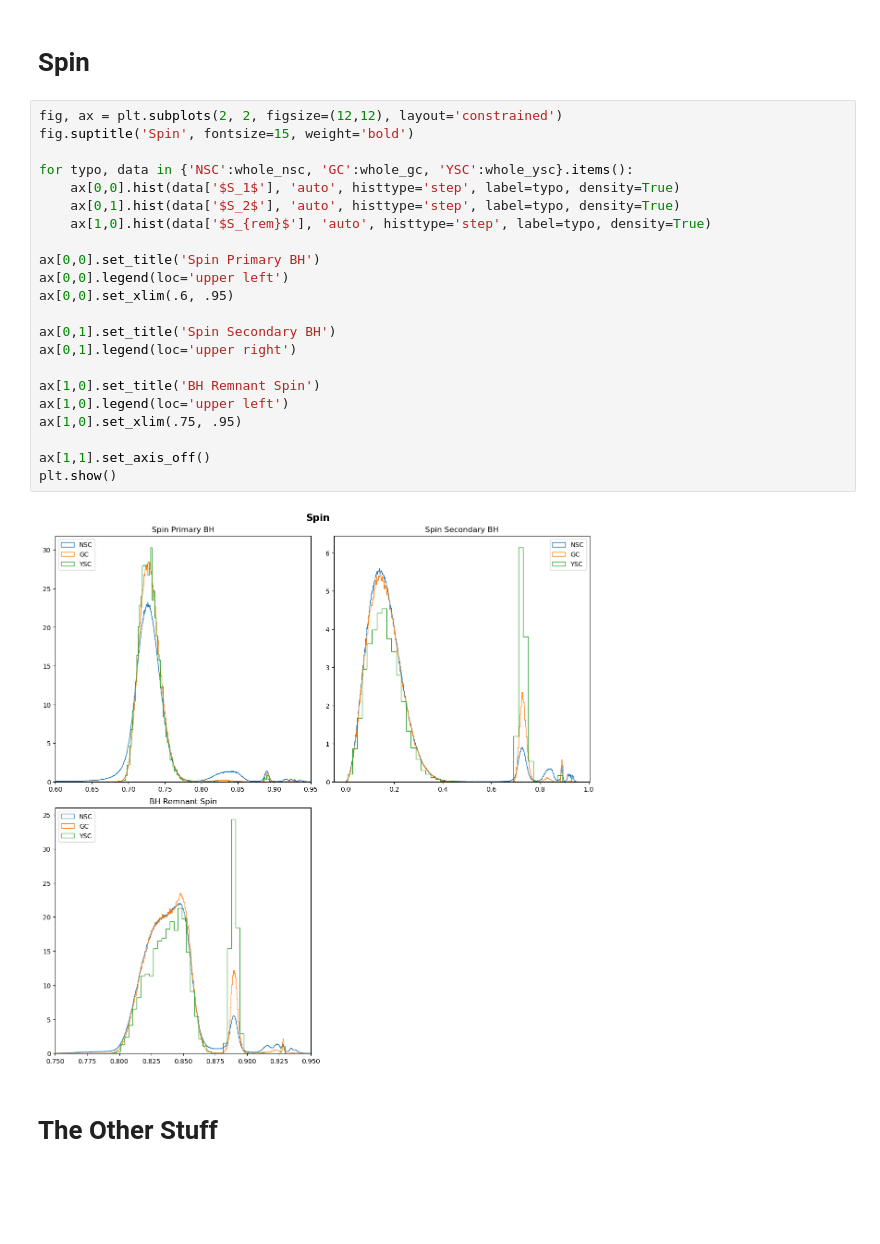
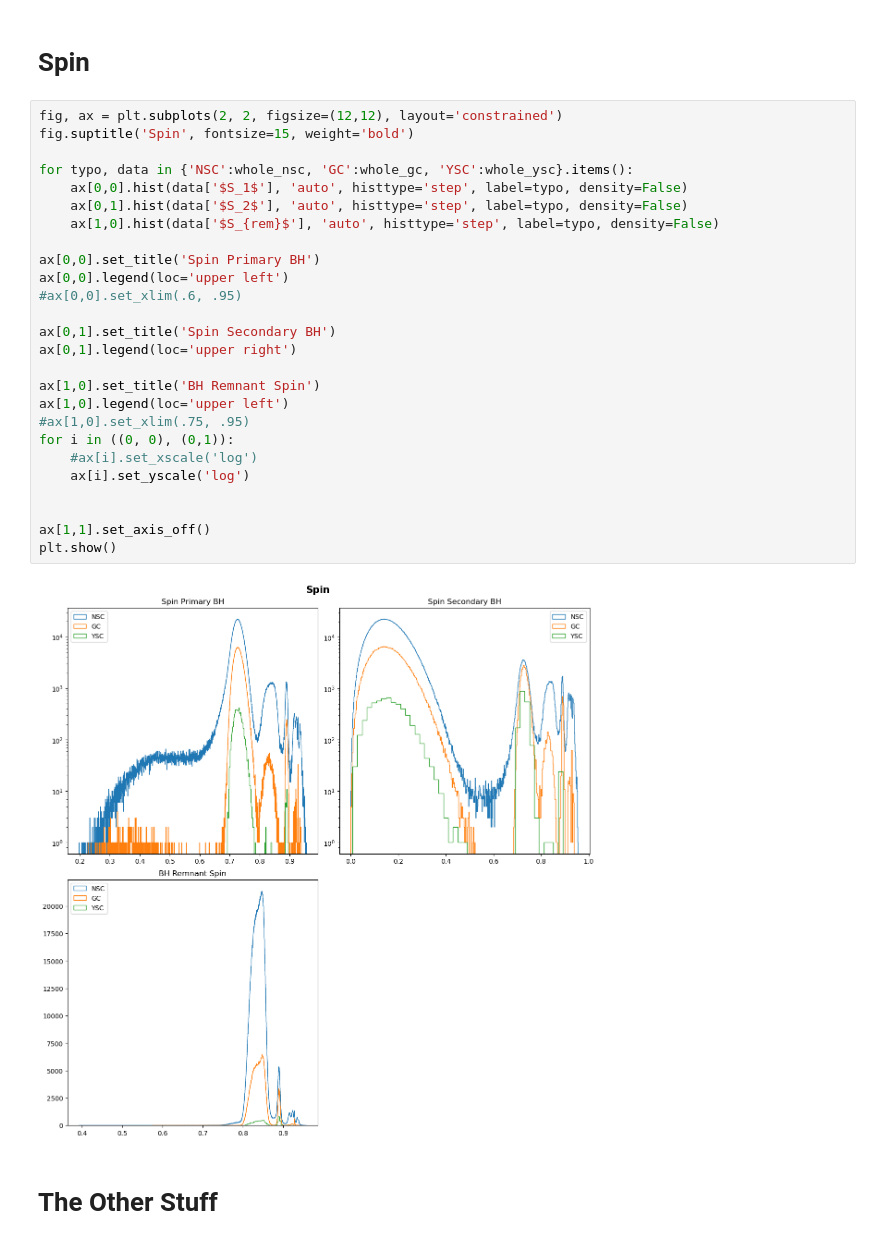
Before and after one commit to BelliLuigi/Hierarchical-mergers-of-black-holes, a Jupyter notebook: Graphs.ipynb, the cells around one changed output. Saved outputs shown, nothing was run; the diff lists cells and outputs as text; blank space fills up the shorter version.

```diff
--- a/Graphs.ipynb
+++ b/Graphs.ipynb
@@ -90,27 +98,31 @@ plt.show()
 # %%
 fig, ax = plt.subplots(2, 2, figsize=(12,12), layout='constrained')
 fig.suptitle('Spin', fontsize=15, weight='bold')
 
 for typo, data in {'NSC':whole_nsc, 'GC':whole_gc, 'YSC':whole_ysc}.items():
-    ax[0,0].hist(data['$S_1$'], 'auto', histtype='step', label=typo, density=True)
-    ax[0,1].hist(data['$S_2$'], 'auto', histtype='step', label=typo, density=True)
-    ax[1,0].hist(data['$S_{rem}$'], 'auto', histtype='step', label=typo, density=True)
+    ax[0,0].hist(data['$S_1$'], 'auto', histtype='step', label=typo, density=False)
+    ax[0,1].hist(data['$S_2$'], 'auto', histtype='step', label=typo, density=False)
+    ax[1,0].hist(data['$S_{rem}$'], 'auto', histtype='step', label=typo, density=False)
 
 ax[0,0].set_title('Spin Primary BH')
 ax[0,0].legend(loc='upper left')
-ax[0,0].set_xlim(.6, .95)
+#ax[0,0].set_xlim(.6, .95)
 
 ax[0,1].set_title('Spin Secondary BH')
 ax[0,1].legend(loc='upper right')
 
 ax[1,0].set_title('BH Remnant Spin')
 ax[1,0].legend(loc='upper left')
-ax[1,0].set_xlim(.75, .95)
+#ax[1,0].set_xlim(.75, .95)
+for i in ((0, 0), (0,1)):
+    #ax[i].set_xscale('log')
+    ax[i].set_yscale('log')
+
 
 ax[1,1].set_axis_off()
 plt.show()
 # %% [output]
-[figure, old version]
+[figure, new version]
 # %% [markdown]
 # The Other Stuff
 # %%
```
Also changed, not shown: parts of 2 cells of this notebook, 2 other files.
